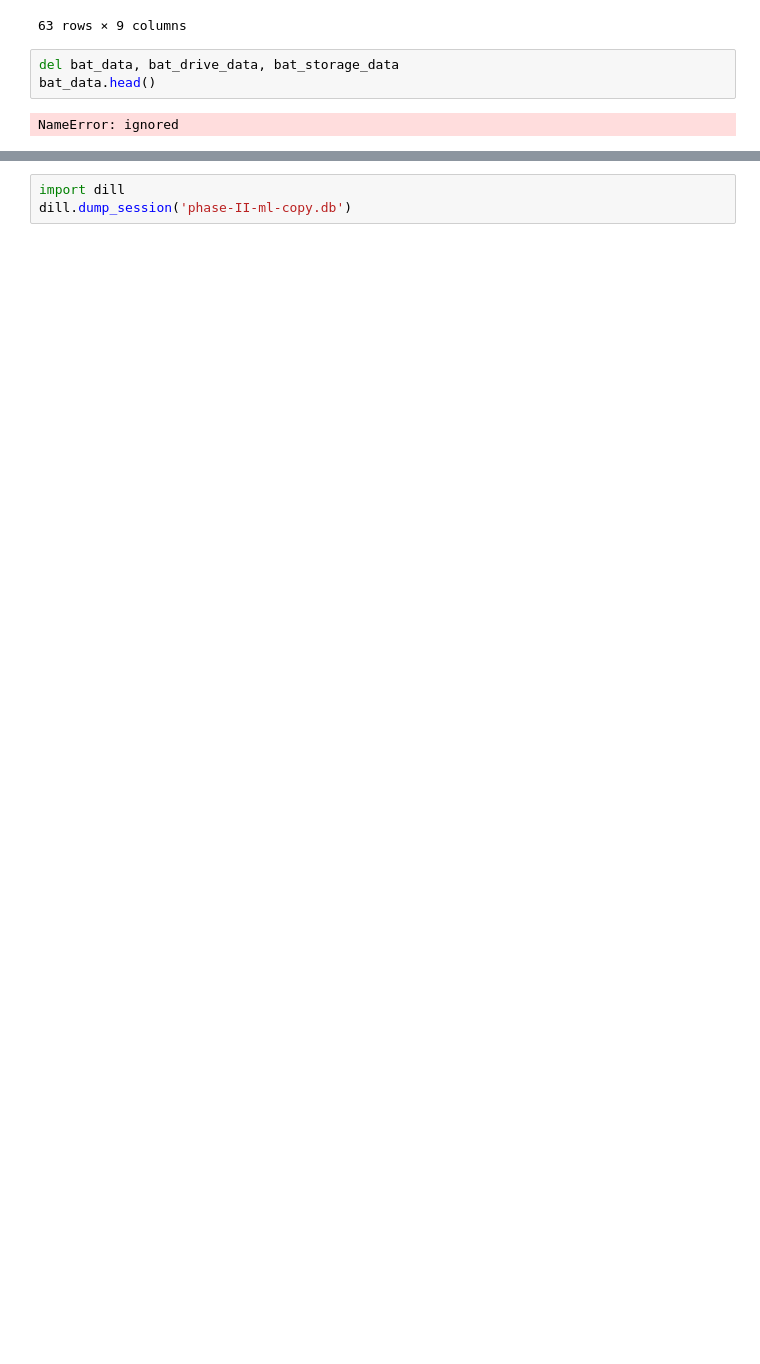
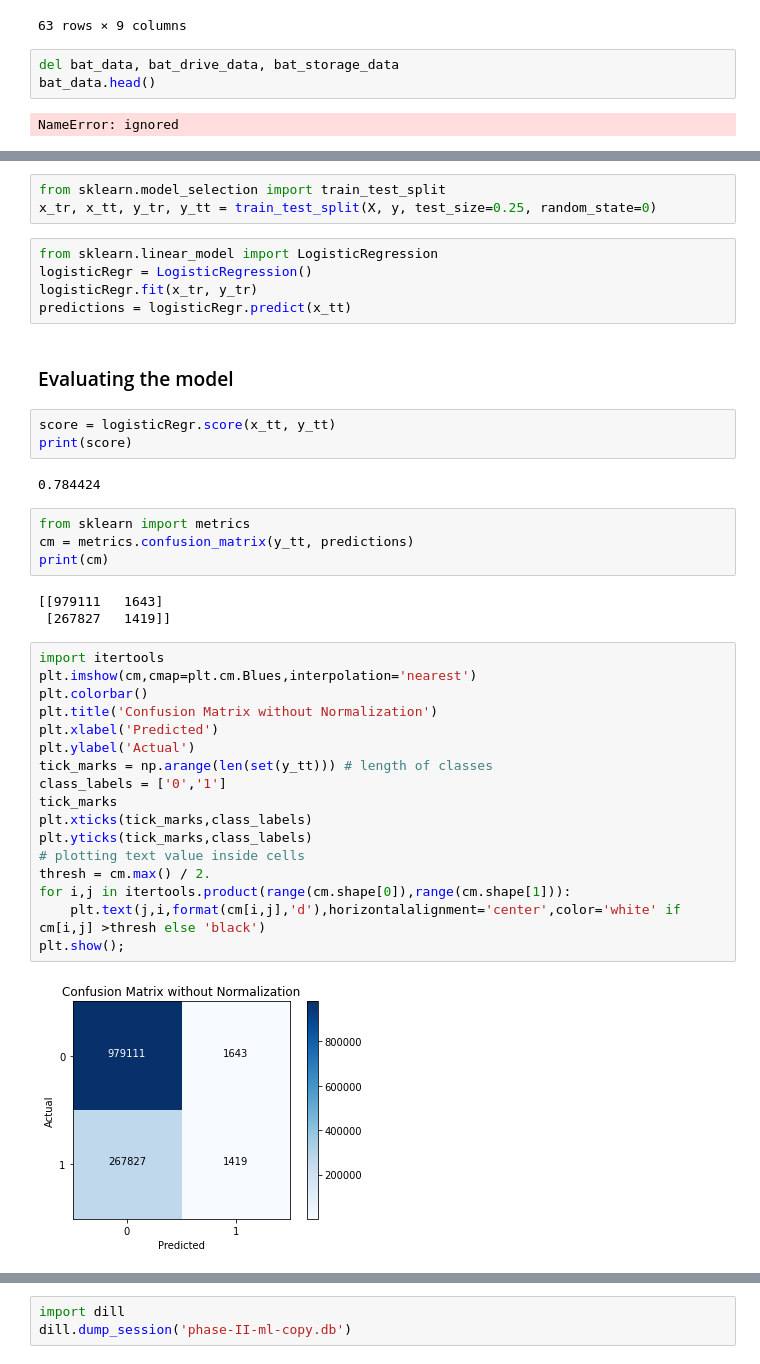
Before and after one commit to musman2012/ml-data_science, a Jupyter notebook: SOH_Prediction/Phase_II_ML_Final.ipynb, the cells around one changed output, grey strips where cells are left out. Drawn from its saved outputs; the diff is of its cells as text; blank space fills up the shorter version.

```diff
--- a/SOH_Prediction/Phase_II_ML_Final.ipynb
+++ b/SOH_Prediction/Phase_II_ML_Final.ipynb
@@ -487,0 +518,41 @@ NameError: ignored
+# %%
+from sklearn.model_selection import train_test_split
+x_tr, x_tt, y_tr, y_tt = train_test_split(X, y, test_size=0.25, random_state=0)
+# %%
+from sklearn.linear_model import LogisticRegression
+logisticRegr = LogisticRegression()
+logisticRegr.fit(x_tr, y_tr)
+predictions = logisticRegr.predict(x_tt)
+# %% [markdown]
+### Evaluating the model
+# %%
+score = logisticRegr.score(x_tt, y_tt)
+print(score)
+# %% [output]
+0.784424
+# %%
+from sklearn import metrics
+cm = metrics.confusion_matrix(y_tt, predictions)
+print(cm)
+# %% [output]
+[[979111   1643]
+ [267827   1419]]
+# %%
+import itertools
+plt.imshow(cm,cmap=plt.cm.Blues,interpolation='nearest')
+plt.colorbar()
+plt.title('Confusion Matrix without Normalization')
+plt.xlabel('Predicted')
+plt.ylabel('Actual')
+tick_marks = np.arange(len(set(y_tt))) # length of classes
+class_labels = ['0','1']
+tick_marks
+plt.xticks(tick_marks,class_labels)
+plt.yticks(tick_marks,class_labels)
+# plotting text value inside cells
+thresh = cm.max() / 2.
+for i,j in itertools.product(range(cm.shape[0]),range(cm.shape[1])):
+    plt.text(j,i,format(cm[i,j],'d'),horizontalalignment='center',color='white' if cm[i,j] >thresh else 'black')
+plt.show();
+# %% [output]
+[figure, added]
```
Also changed, not shown: parts of 7 cells of this notebook.
